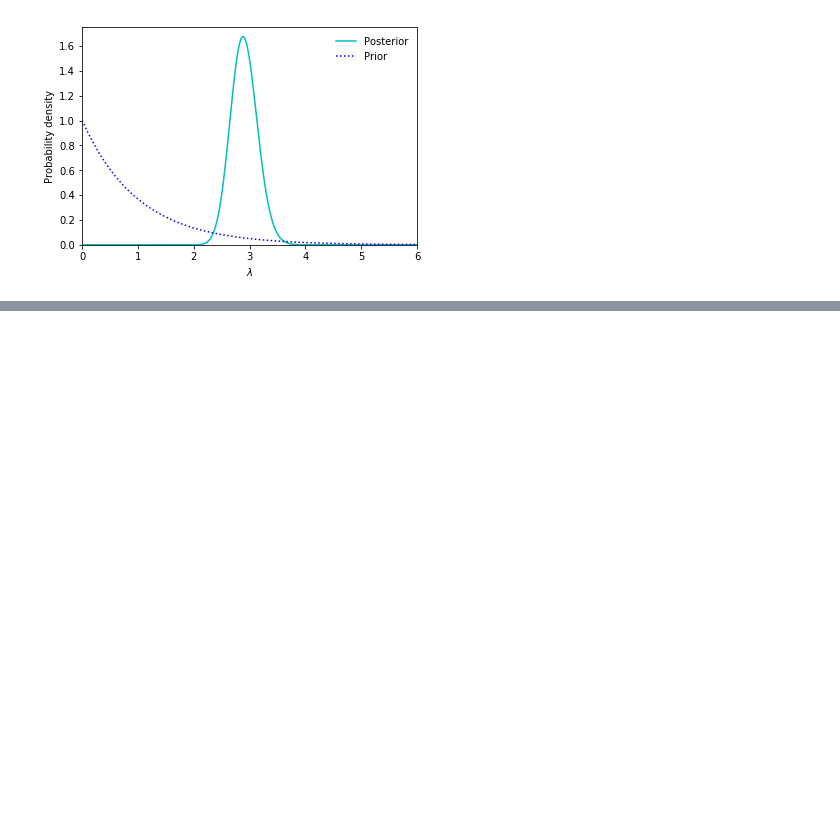
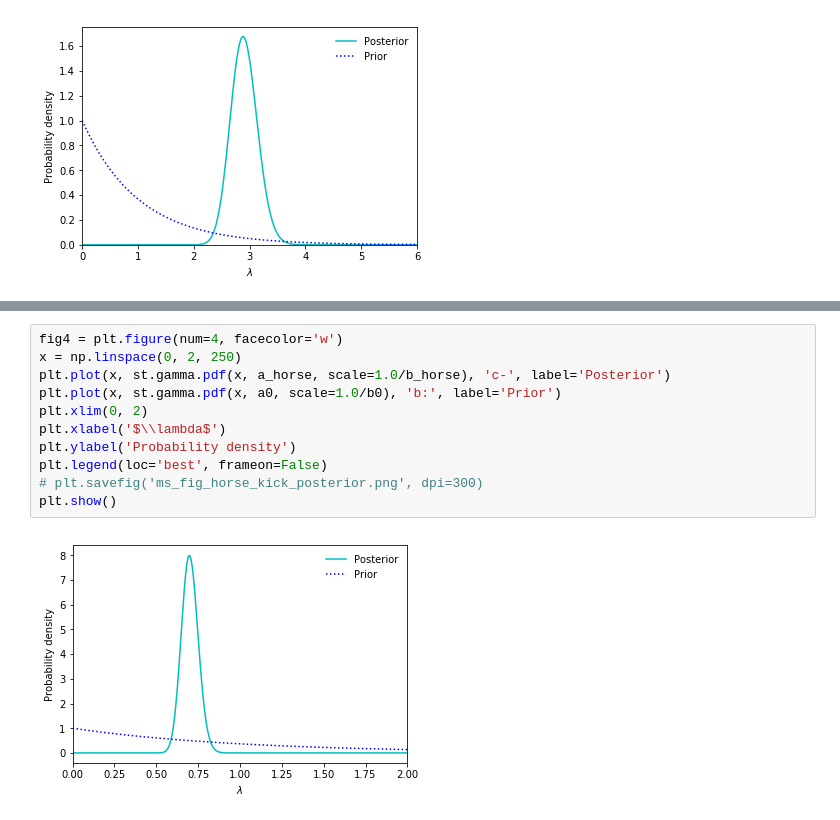
Before and after one commit to nakatsuma/probability_and_statistics, a Jupyter notebook: poisson_inference.ipynb, the cells around one changed output, grey strips where cells are left out. Cells and saved outputs as stored; diff of their text form; blank space fills up the shorter version.

```diff
--- a/poisson_inference.ipynb
+++ b/poisson_inference.ipynb
@@ -159,0 +221,13 @@ plt.show()
+# %%
+fig4 = plt.figure(num=4, facecolor='w')
+x = np.linspace(0, 2, 250)
+plt.plot(x, st.gamma.pdf(x, a_horse, scale=1.0/b_horse), 'c-', label='Posterior')
+plt.plot(x, st.gamma.pdf(x, a0, scale=1.0/b0), 'b:', label='Prior')
+plt.xlim(0, 2)
+plt.xlabel('$\\lambda$')
+plt.ylabel('Probability density')
+plt.legend(loc='best', frameon=False)
+# plt.savefig('ms_fig_horse_kick_posterior.png', dpi=300)
+plt.show()
+# %% [output]
+[figure, added]
```
Also changed, not shown: parts of 6 cells of this notebook, 1 other file.
